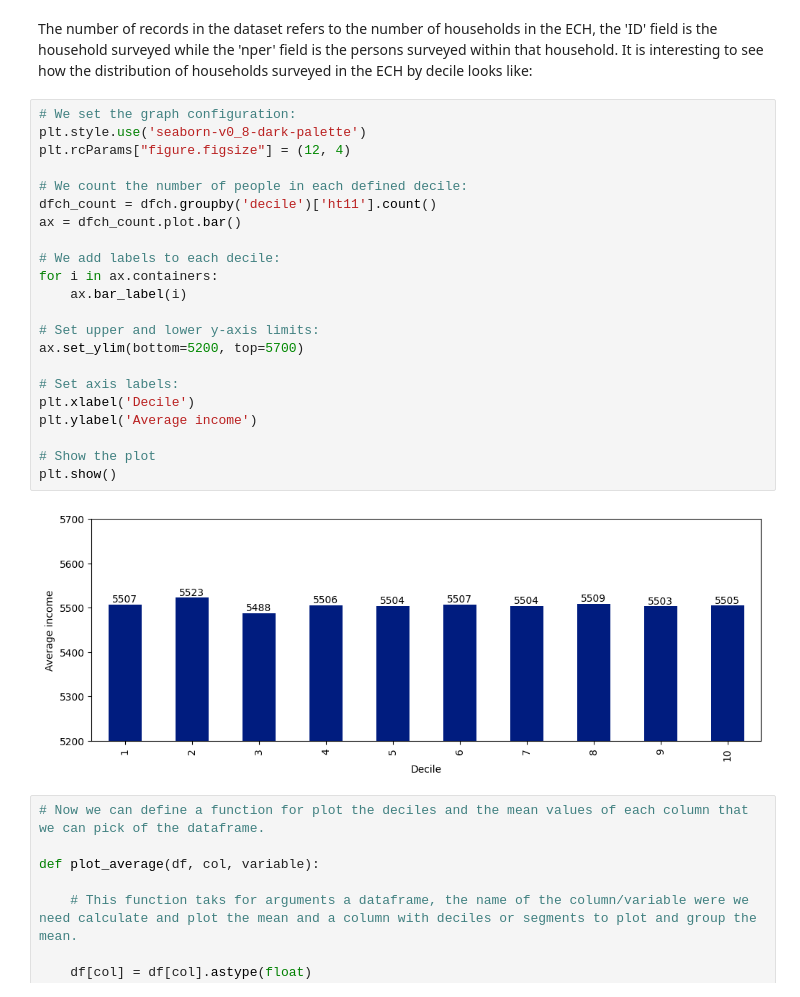
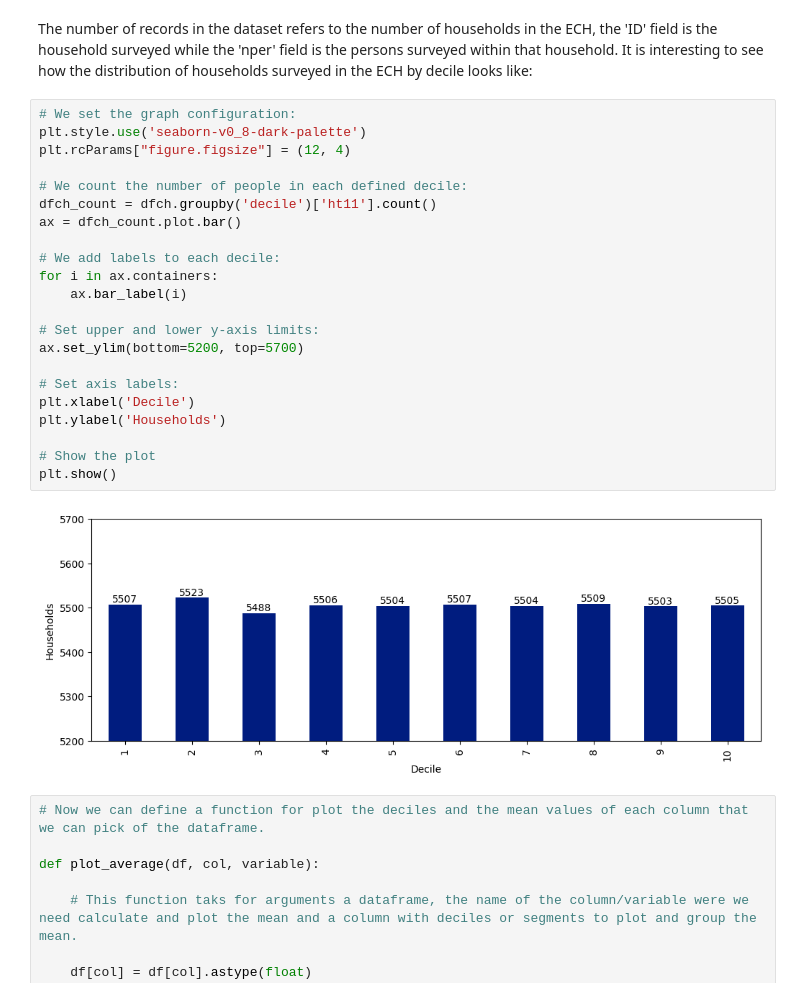
Before and after one commit to andresbarcia/NOTEBOOKS, a Jupyter notebook: ECH_2022/Proyecto/ECH_EDA.ipynb, the cells around one changed output. Saved outputs shown, nothing was run; the diff lists cells and outputs as text.

```diff
--- a/ECH_2022/Proyecto/ECH_EDA.ipynb
+++ b/ECH_2022/Proyecto/ECH_EDA.ipynb
@@ -172,27 +172,27 @@ The number of records in the dataset refers to the number of households in the E
 # %%
 # We set the graph configuration:
 plt.style.use('seaborn-v0_8-dark-palette')
 plt.rcParams["figure.figsize"] = (12, 4)
 
 # We count the number of people in each defined decile:
 dfch_count = dfch.groupby('decile')['ht11'].count()
 ax = dfch_count.plot.bar()
 
 # We add labels to each decile:
 for i in ax.containers:
     ax.bar_label(i)
 
 # Set upper and lower y-axis limits:
 ax.set_ylim(bottom=5200, top=5700)
 
 # Set axis labels:
 plt.xlabel('Decile')
-plt.ylabel('Average income')
+plt.ylabel('Households')
 
 # Show the plot
 plt.show()
 # %% [output]
-[figure, old version]
+[figure, new version]
 # %%
 # Now we can define a function for plot the deciles and the mean values of each column that we can pick of the dataframe.
 
```
Also changed, not shown: parts of 4 cells of this notebook.
